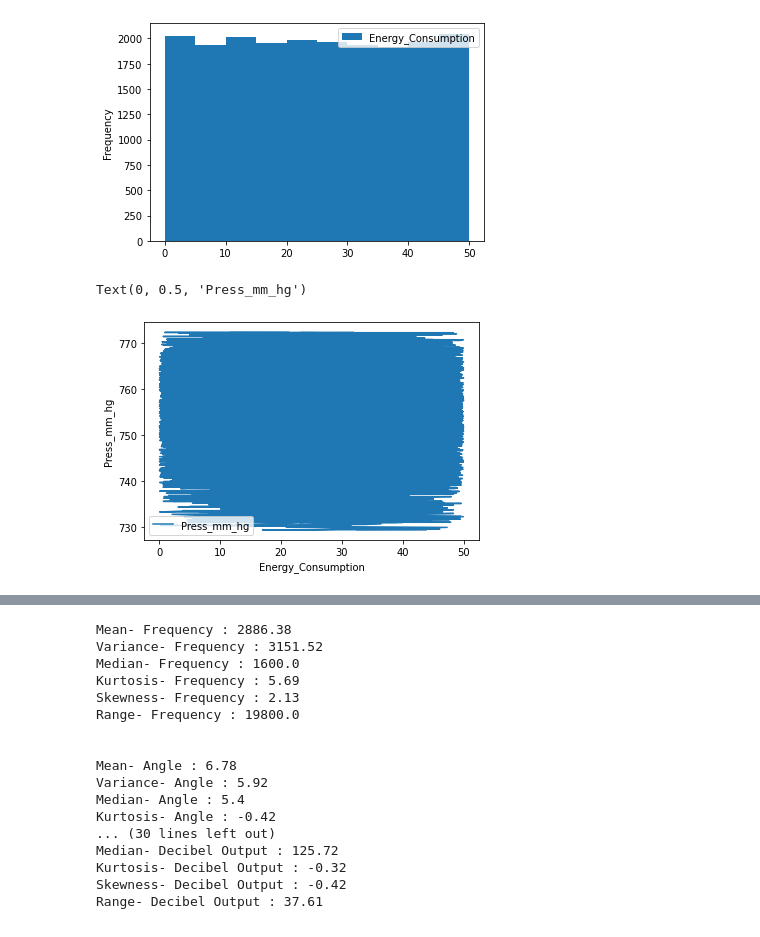
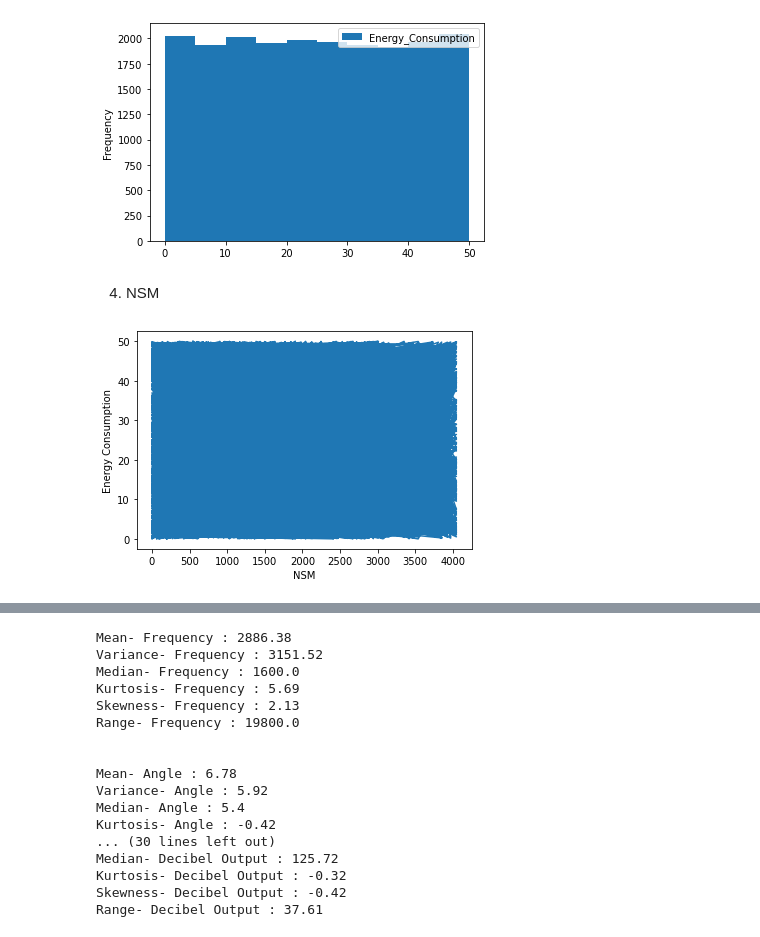
Before and after one commit to MaxTeeple/ME-592, a Jupyter notebook: HW 1/HW1-Teeple.ipynb, the cells around one changed output, grey strips where cells are left out. Cells and saved outputs as stored; diff of their text form; code cells hidden in the pictures.

```diff
--- a/HW 1/HW1-Teeple.ipynb
+++ b/HW 1/HW1-Teeple.ipynb
@@ -88,10 +108,23 @@ df.plot( x='Appliances', y='Energy_Consumption', kind='hist')
 # %% [output]
 <matplotlib.axes._subplots.AxesSubplot at 0x...>
 [figure]
-# %%
-df = pd.read_csv('/content/drive/MyDrive/Colab Notebooks/ME 592X/ME-592/HW 1/energydata_complete.csv')
-df.plot('Energy_Consumption', 'Press_mm_hg')
-plt.ylabel('Press_mm_hg')
-# %% [output]
-Text(0, 0.5, 'Press_mm_hg')
-[figure, removed]
+# %% [markdown]
+4. NSM
+# %%
+
+datetime_series = pd.to_datetime(timedata['date'])
+datetime_index = pd.DatetimeIndex(datetime_series.values)
+df2 = timedata.set_index(datetime_index)
+
+NSM = []
+
+for t in datetime_index:
+  # Calculating minutes from the previous midnight
+  NSM.append(t.hour*60^2 + t.minute*60+t.second)
+
+energy = timedata['Energy_Consumption'].to_numpy()
+plt.xlabel("NSM")
+plt.ylabel("Energy Consumption")
+_ = plt.plot(NSM, energy)
+# %% [output]
+[figure, added]
```
Also changed, not shown: parts of 13 cells of this notebook.
